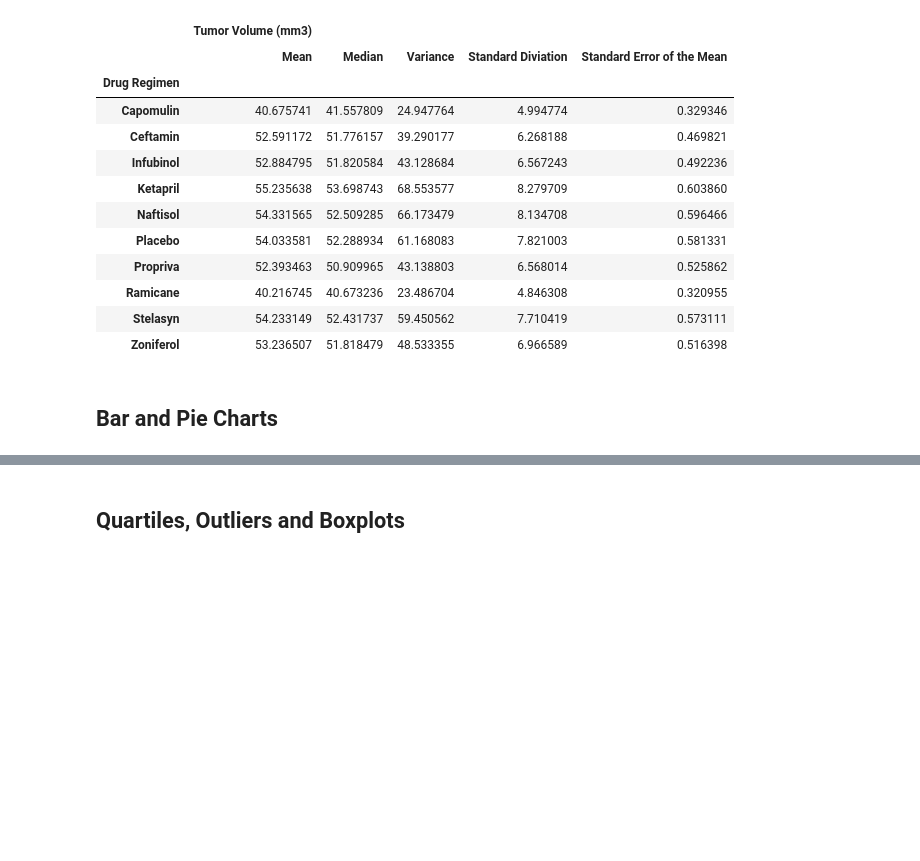
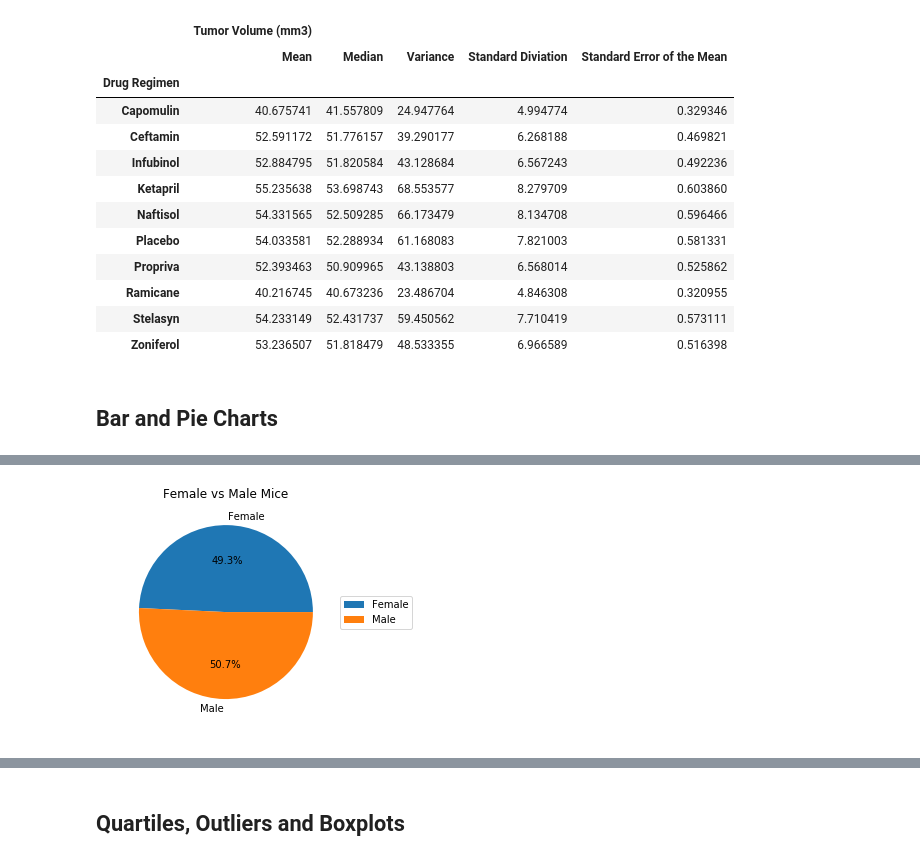
Before and after one commit to kflores56/Pharmaceutical-Analysis, a Jupyter notebook: Pymaceuticals/pymaceuticals_starter.ipynb, the cells around one changed output, grey strips where cells are left out. Drawn from its saved outputs; the diff is of its cells as text; code cells hidden in the pictures; blank space fills up the shorter version.

```diff
--- a/Pymaceuticals/pymaceuticals_starter.ipynb
+++ b/Pymaceuticals/pymaceuticals_starter.ipynb
@@ -179 +187,21 @@ Text(0, 0.5, 'Number of Measurements')
+# %%
+# Generate a pie plot showing the distribution of female versus male mice using pandas
+plt.close()
+
+#Find number of males and females and create list
+sex_of_mice = unduplicated_mice.groupby('Sex')
+count_of_mice = sex_of_mice['Sex'].count()
+count_of_mice.plot(kind="pie", autopct="%1.1f%%")
+
+#Chart Title
+plt.title("Female vs Male Mice")
+plt.xlabel(" ")
+plt.ylabel(" ")
+
+#Chart Legend
+plt.legend(loc='center left', bbox_to_anchor=(1, 0.5))
+
+plt.show()
+# %% [output]
+[figure, added]
 # %%
```
Also changed, not shown: parts of 5 cells of this notebook.
